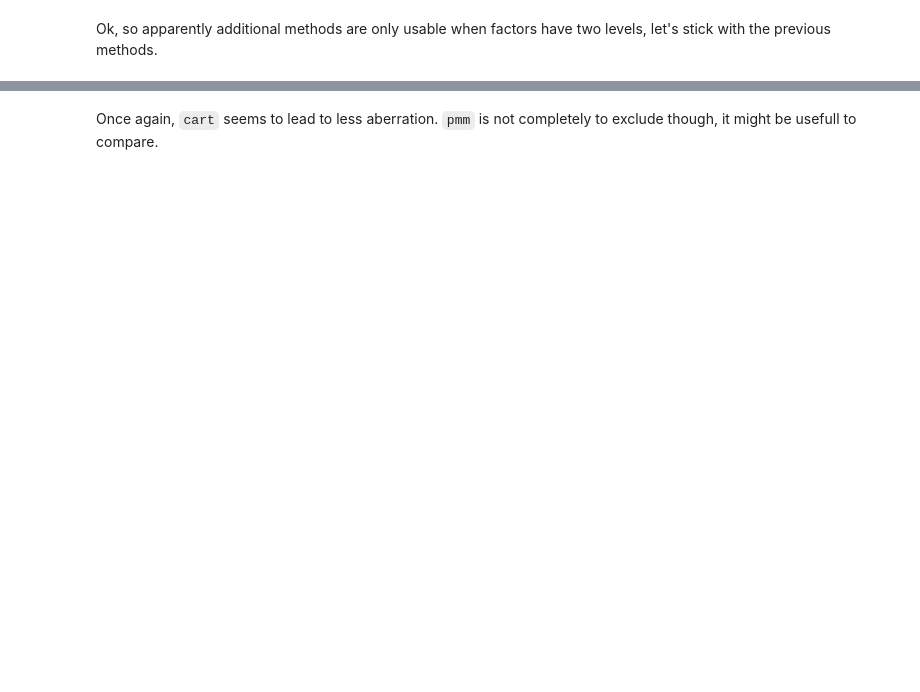
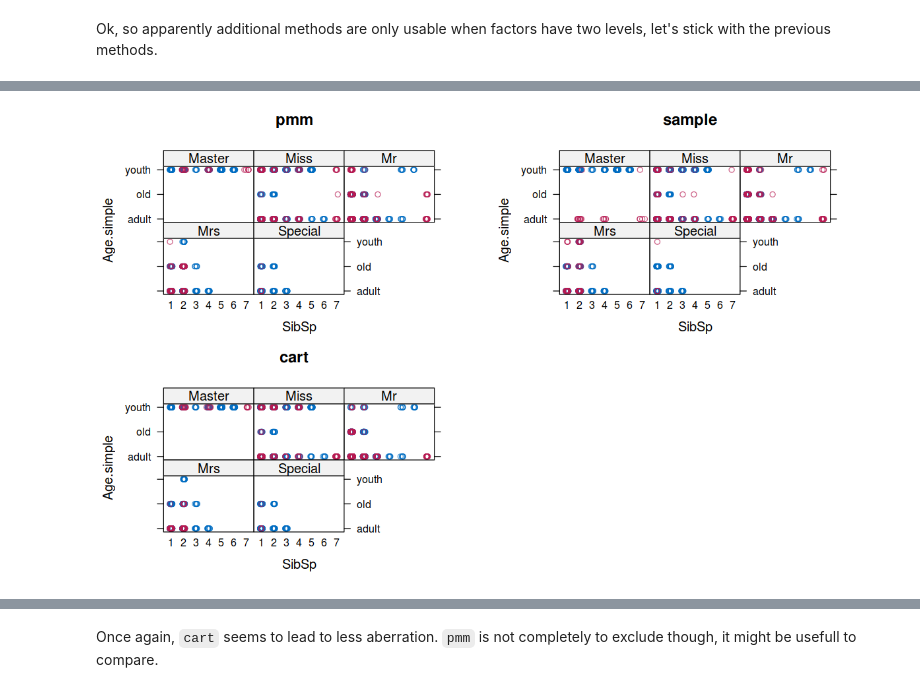
Before and after one commit to sapristi/ML, a Jupyter notebook: experiments/titanic_challenge/imputations.ipynb, the cells around one changed output, grey strips where cells are left out. Drawn from its saved outputs; the diff is of its cells as text; code cells hidden in the pictures; blank space fills up the shorter version.

```diff
--- a/experiments/titanic_challenge/imputations.ipynb
+++ b/experiments/titanic_challenge/imputations.ipynb
@@ -149,3 +110,11 @@ grid.arrange(grobs = stripplots, nrow = 3)
+# %%
+stripplots <- lapply(imps.age.simple, function(imp) {stripplot(imp, Age.simple ~ SibSp | Title, main=imp$method["Age.simple"],
+                                                              scales = list(y=list(tick.number = 3, labels = c("dfs","adult", "old", "youth"))))})
+options(repr.plot.height=6,repr.plot.width= 10)
+
+grid.arrange(grobs = stripplots, nrow = 2)
+# %% [output]
+[figure, added]
 # %%
 imps.age.simple <- make_imputations(train, m=20, methods = c("pmm", "cart"), formulas = list(Age.simple = Age.simple ~ Title + Fare))
 # %%
```
Also changed, not shown: parts of 10 cells of this notebook, 3 other files.
